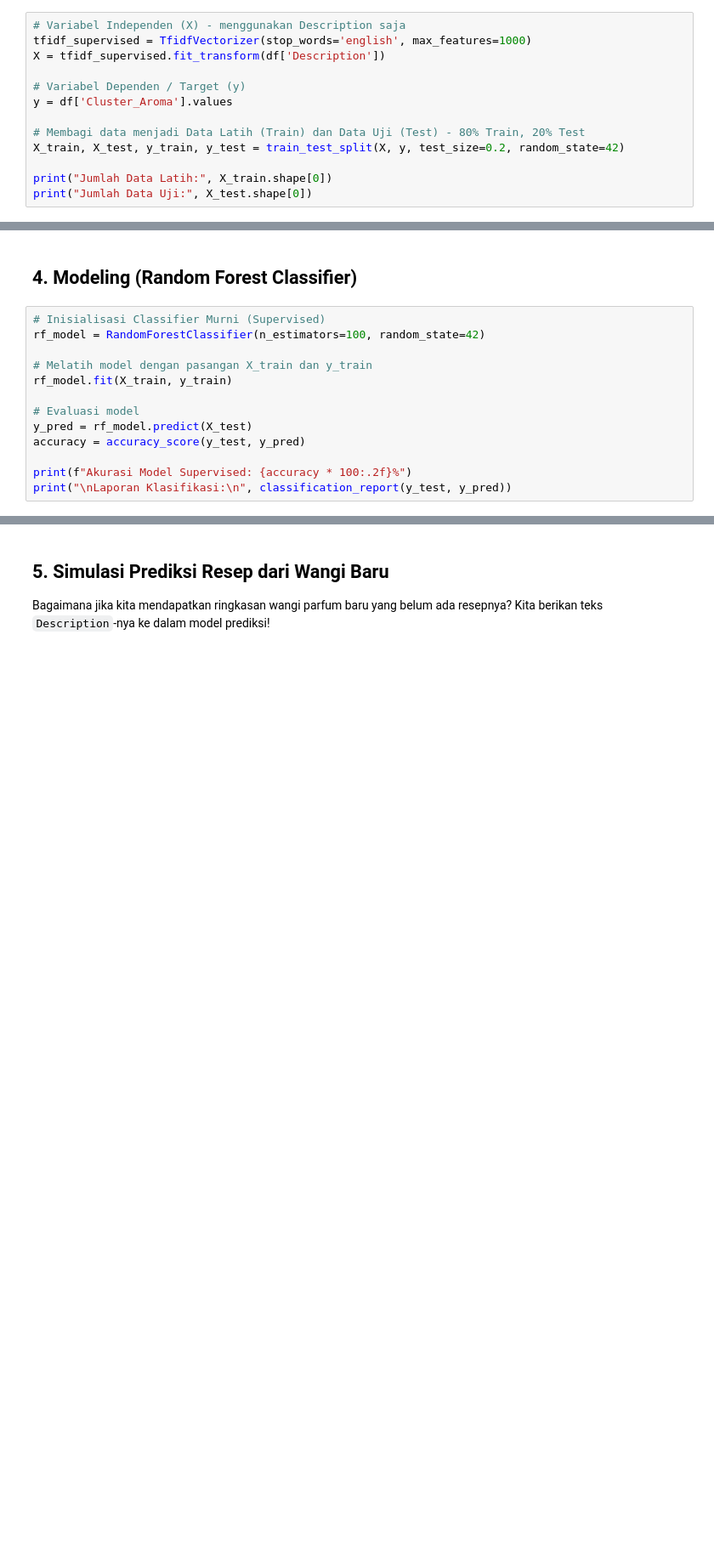
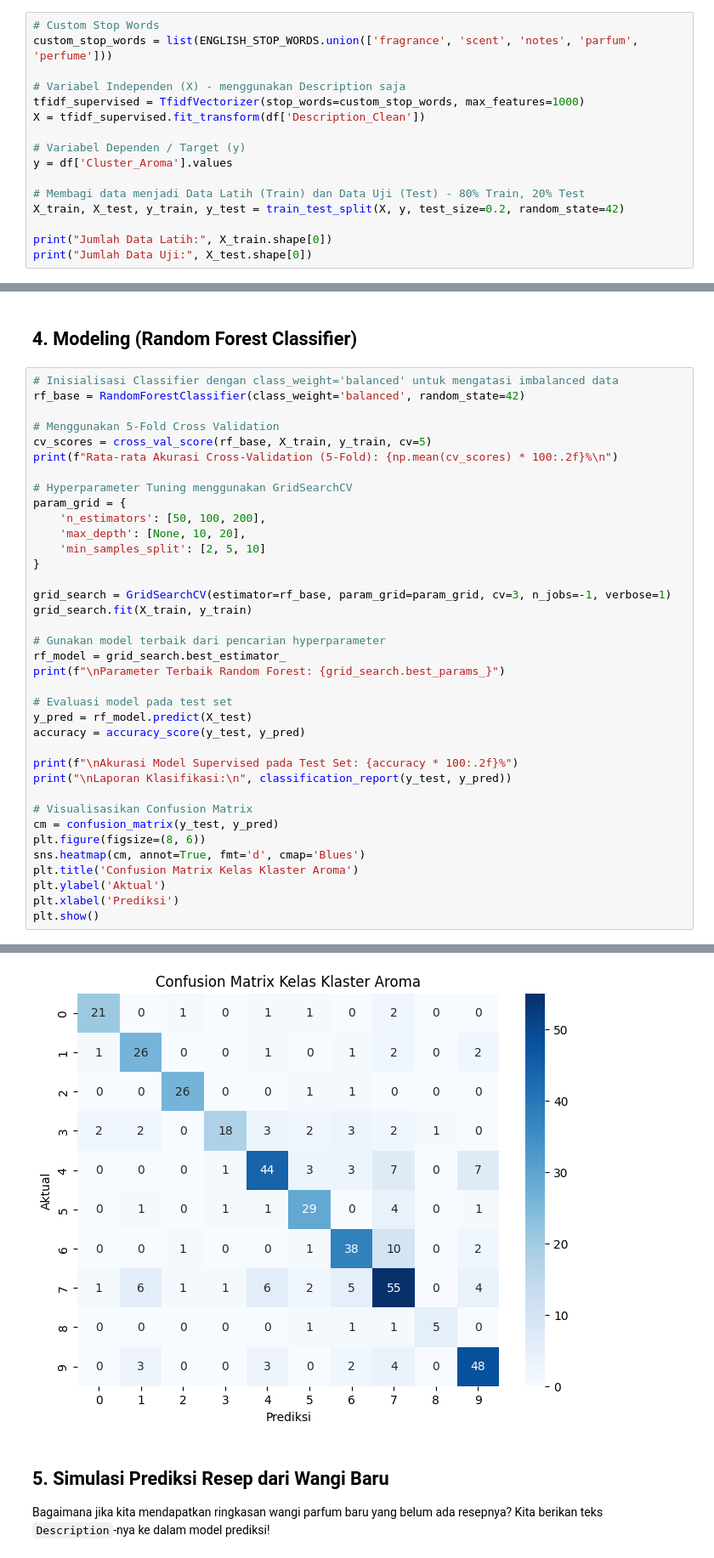
Before and after one commit to desales24/Tugas-Akhir-ML, a Jupyter notebook: minyak_wangi/prediksi_resep_parfum.ipynb, the cells around one changed output, grey strips where cells are left out. Shown at 85% size. Saved outputs shown, nothing was run; the diff lists cells and outputs as text; blank space fills up the shorter version.

```diff
--- a/minyak_wangi/prediksi_resep_parfum.ipynb
+++ b/minyak_wangi/prediksi_resep_parfum.ipynb
@@ -36,9 +65,12 @@ UnicodeDecodeError: 'utf-8' codec can't decode byte 0x85 in position 24088: inva
 Sekarang `Cluster_Aroma` menjadi target (label) yang diawasi (Supervised).
 Fitur (X) diambil dari kata-kata (TF-IDF) berdasarkan *Description* saja, sehingga ketika kita punya wangi baru (Deskripsi), kita bisa tebak *Notes* nya.
 # %%
+# Custom Stop Words
+custom_stop_words = list(ENGLISH_STOP_WORDS.union(['fragrance', 'scent', 'notes', 'parfum', 'perfume']))
+
 # Variabel Independen (X) - menggunakan Description saja
-tfidf_supervised = TfidfVectorizer(stop_words='english', max_features=1000)
-X = tfidf_supervised.fit_transform(df['Description'])
+tfidf_supervised = TfidfVectorizer(stop_words=custom_stop_words, max_features=1000)
+X = tfidf_supervised.fit_transform(df['Description_Clean'])
 
 # Variabel Dependen / Target (y)
 y = df['Cluster_Aroma'].values
@@ -51,15 +86,40 @@ print("Jumlah Data Uji:", X_test.shape[0])
 # %% [markdown]
 ## 4. Modeling (Random Forest Classifier)
 # %%
-# Inisialisasi Classifier Murni (Supervised)
-rf_model = RandomForestClassifier(n_estimators=100, random_state=42)
+# Inisialisasi Classifier dengan class_weight='balanced' untuk mengatasi imbalanced data
+rf_base = RandomForestClassifier(class_weight='balanced', random_state=42)
 
-# Melatih model dengan pasangan X_train dan y_train
-rf_model.fit(X_train, y_train)
+# Menggunakan 5-Fold Cross Validation
+cv_scores = cross_val_score(rf_base, X_train, y_train, cv=5)
+print(f"Rata-rata Akurasi Cross-Validation (5-Fold): {np.mean(cv_scores) * 100:.2f}%\n")
 
-# Evaluasi model
+# Hyperparameter Tuning menggunakan GridSearchCV
+param_grid = {
+    'n_estimators': [50, 100, 200],
+    'max_depth': [None, 10, 20],
+    'min_samples_split': [2, 5, 10]
+}
+
+grid_search = GridSearchCV(estimator=rf_base, param_grid=param_grid, cv=3, n_jobs=-1, verbose=1)
+grid_search.fit(X_train, y_train)
+
+# Gunakan model terbaik dari pencarian hyperparameter
+rf_model = grid_search.best_estimator_
+print(f"\nParameter Terbaik Random Forest: {grid_search.best_params_}")
+
+# Evaluasi model pada test set
 y_pred = rf_model.predict(X_test)
 accuracy = accuracy_score(y_test, y_pred)
 
-print(f"Akurasi Model Supervised: {accuracy * 100:.2f}%")
+print(f"\nAkurasi Model Supervised pada Test Set: {accuracy * 100:.2f}%")
 print("\nLaporan Klasifikasi:\n", classification_report(y_test, y_pred))
+
+# Visualisasikan Confusion Matrix
+cm = confusion_matrix(y_test, y_pred)
+plt.figure(figsize=(8, 6))
+sns.heatmap(cm, annot=True, fmt='d', cmap='Blues')
+plt.title('Confusion Matrix Kelas Klaster Aroma')
+plt.ylabel('Aktual')
+plt.xlabel('Prediksi')
+plt.show()
+# %% [output]
@@ -66,3 +143,4 @@ print("\nLaporan Klasifikasi:\n", classification_report(y_test, y_pred))
+[figure, added]
 # %% [markdown]
 ## 5. Simulasi Prediksi Resep dari Wangi Baru
 
```
Also changed, not shown: parts of 6 cells of this notebook, 3 other files.
